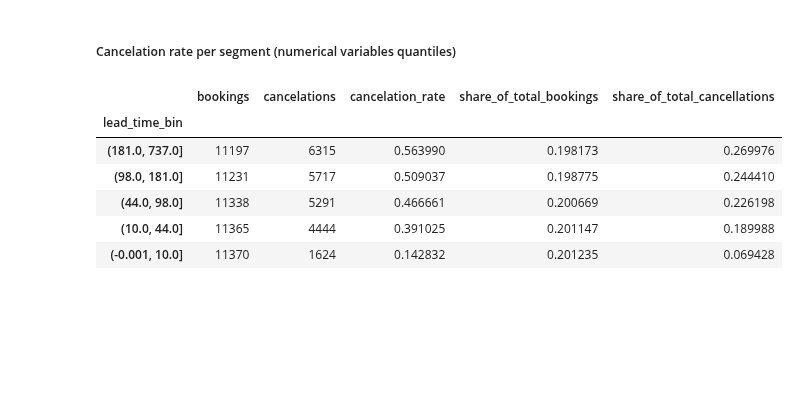
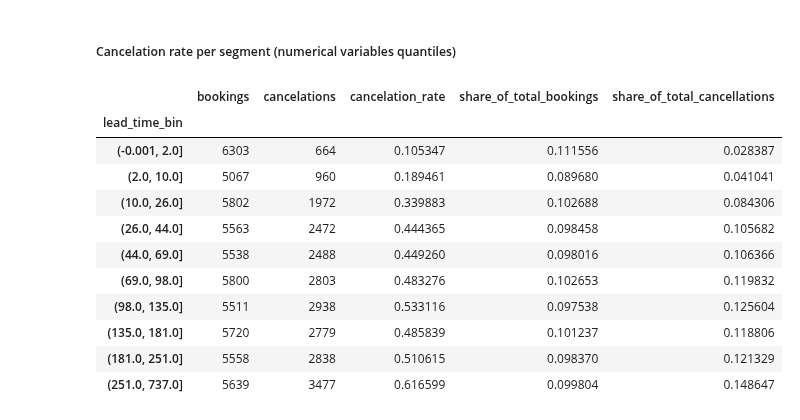
Before and after one commit to maxenceperon/Taller1_Felipe_Maxence_Ciencia_de_datos, a Jupyter notebook: eda.ipynb, the cells around one changed output. Drawn from its saved outputs; the diff is of its cells as text; code cells hidden in the pictures; blank space fills up the shorter version.

```diff
--- a/eda.ipynb
+++ b/eda.ipynb
@@ -187,24 +187,29 @@ display(summary_market)
 # %% [markdown]
 ##### Cancelation rate per segment (numerical variables quantiles)
 # %%
-df["lead_time_bin"] = pd.qcut(df["lead_time"], q=5, duplicates="drop")
+df["lead_time_bin"] = pd.qcut(df["lead_time"], q=10, duplicates="drop")
 
 summary_lead_time = (
     df.groupby("lead_time_bin")["is_canceled"].agg(
         bookings=("count"),
         cancelations=("sum"),
         cancelation_rate=("mean")
-    ).sort_values("lead_time_bin", ascending=False)
+    ).sort_values("lead_time_bin", ascending=True)
 )
 summary_lead_time["share_of_total_bookings"] = (summary_lead_time["bookings"] / summary_lead_time["bookings"].sum())
 summary_lead_time["share_of_total_cancellations"] = (summary_lead_time["cancelations"] / summary_lead_time["cancelations"].sum())
 
 display(summary_lead_time)
 # %% [output]
 |  | bookings | cancelations | cancelation_rate | share_of_total_bookings | share_of_total_cancellations |
 | lead_time_bin |  |  |  |  |  |
-| (181.0, 737.0] | 11197 | 6315 | 0.563990 | 0.198173 | 0.269976 |
-| (98.0, 181.0] | 11231 | 5717 | 0.509037 | 0.198775 | 0.244410 |
-| (44.0, 98.0] | 11338 | 5291 | 0.466661 | 0.200669 | 0.226198 |
-| (10.0, 44.0] | 11365 | 4444 | 0.391025 | 0.201147 | 0.189988 |
-| (-0.001, 10.0] | 11370 | 1624 | 0.142832 | 0.201235 | 0.069428 |
+| (-0.001, 2.0] | 6303 | 664 | 0.105347 | 0.111556 | 0.028387 |
+| (2.0, 10.0] | 5067 | 960 | 0.189461 | 0.089680 | 0.041041 |
+| (10.0, 26.0] | 5802 | 1972 | 0.339883 | 0.102688 | 0.084306 |
+| (26.0, 44.0] | 5563 | 2472 | 0.444365 | 0.098458 | 0.105682 |
+| (44.0, 69.0] | 5538 | 2488 | 0.449260 | 0.098016 | 0.106366 |
+| (69.0, 98.0] | 5800 | 2803 | 0.483276 | 0.102653 | 0.119832 |
+| (98.0, 135.0] | 5511 | 2938 | 0.533116 | 0.097538 | 0.125604 |
+| (135.0, 181.0] | 5720 | 2779 | 0.485839 | 0.101237 | 0.118806 |
+| (181.0, 251.0] | 5558 | 2838 | 0.510615 | 0.098370 | 0.121329 |
+| (251.0, 737.0] | 5639 | 3477 | 0.616599 | 0.099804 | 0.148647 |
```
Also changed, not shown: parts of 3 cells of this notebook.
